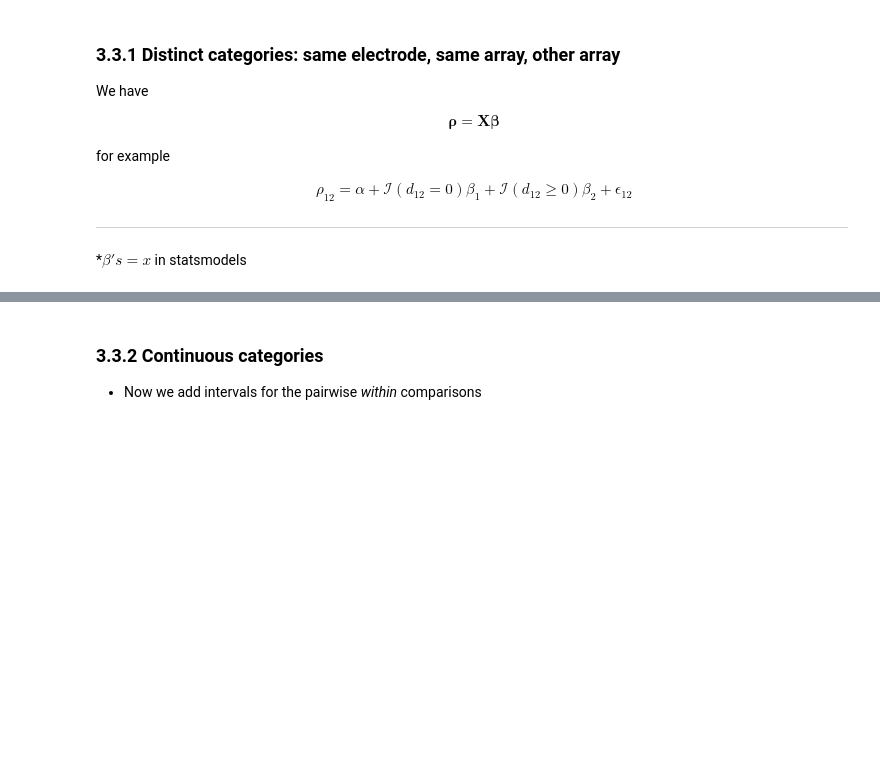
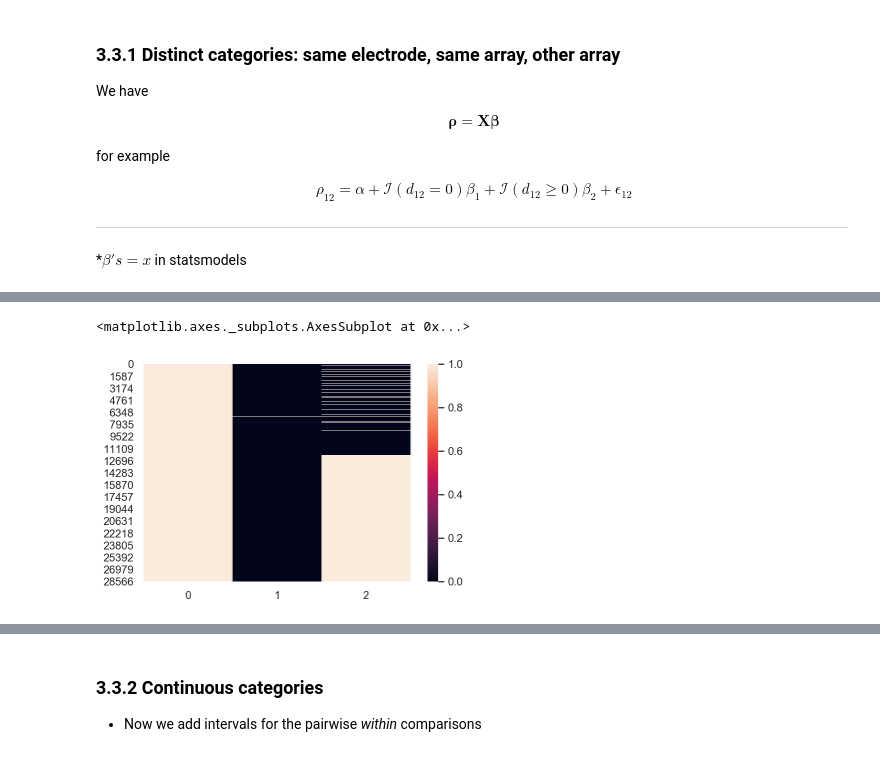
Before and after one commit to daphnecor/DistanceAndDependence, a Jupyter notebook: ANOVA[OLD].ipynb, the cells around one changed output, grey strips where cells are left out. Drawn from its saved outputs; the diff is of its cells as text; code cells hidden in the pictures; blank space fills up the shorter version.

```diff
--- a/ANOVA[OLD].ipynb
+++ b/ANOVA[OLD].ipynb
@@ -405,0 +331,5 @@ sns.despine()
+# %%
+sns.heatmap(X)
+# %% [output]
+<matplotlib.axes._subplots.AxesSubplot at 0x...>
+[figure, added]
```
Also changed, not shown: parts of 29 cells of this notebook, 2 other files.
